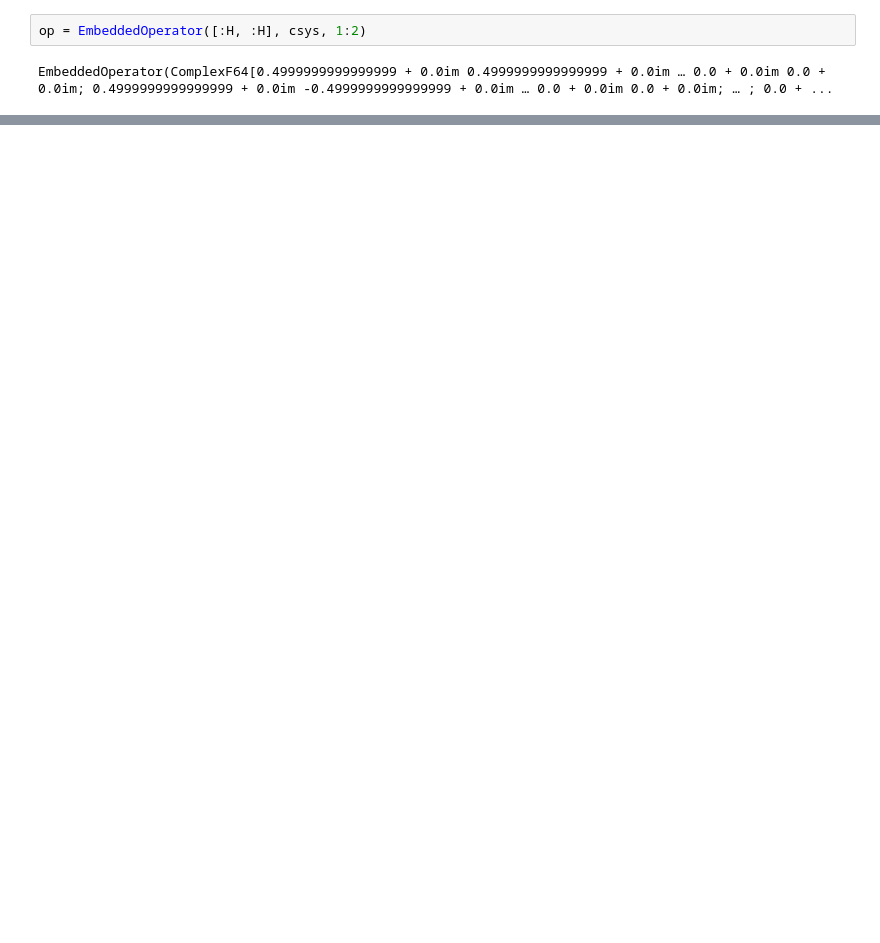
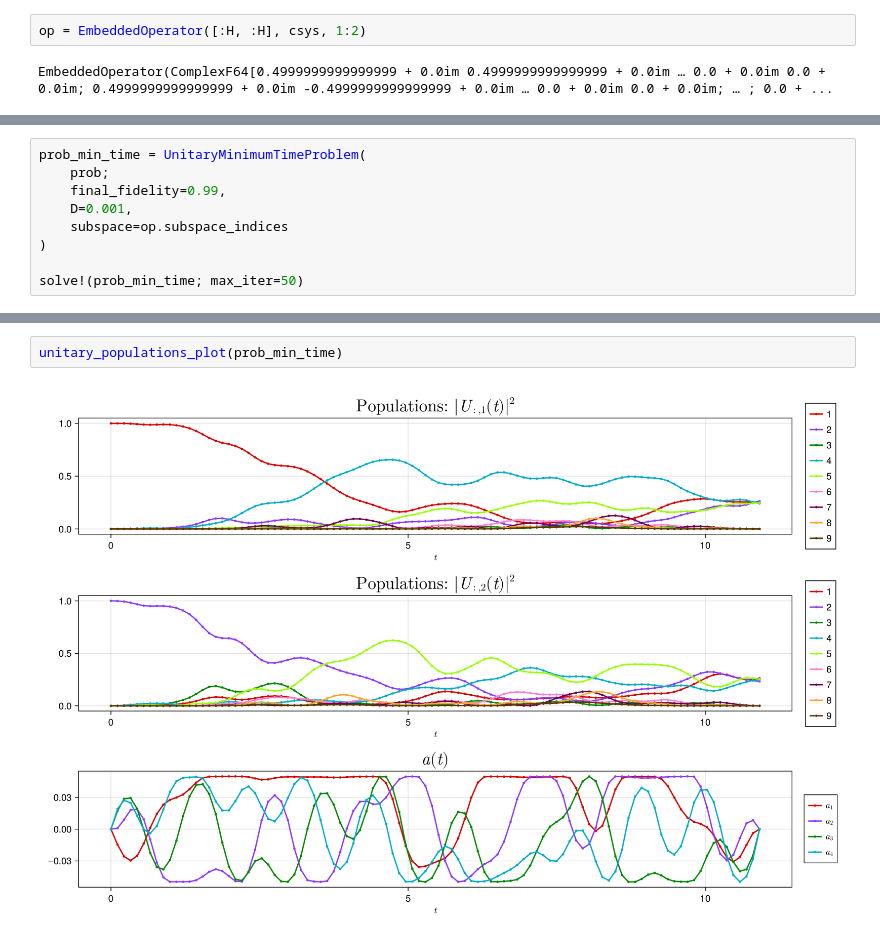
Before and after one commit to kestrelquantum/QuantumCollocation.jl, a Jupyter notebook: examples/transmons/multi_transmon_systems.ipynb, the cells around one changed output, grey strips where cells are left out. Drawn from its saved outputs; the diff is of its cells as text; blank space fills up the shorter version.

```diff
--- a/examples/transmons/multi_transmon_systems.ipynb
+++ b/examples/transmons/multi_transmon_systems.ipynb
@@ -362,0 +121,9 @@ pulse["times"][:]
+# %%
+prob_min_time = UnitaryMinimumTimeProblem(
+    prob;
+    final_fidelity=0.99,
+    D=0.001,
+    subspace=op.subspace_indices
+)
+
+solve!(prob_min_time; max_iter=50)
@@ -362,0 +148,4 @@ pulse["times"][:]
+# %%
+unitary_populations_plot(prob_min_time)
+# %% [output]
+[figure, added]
```
Also changed, not shown: parts of 24 cells of this notebook, 20 other files.
